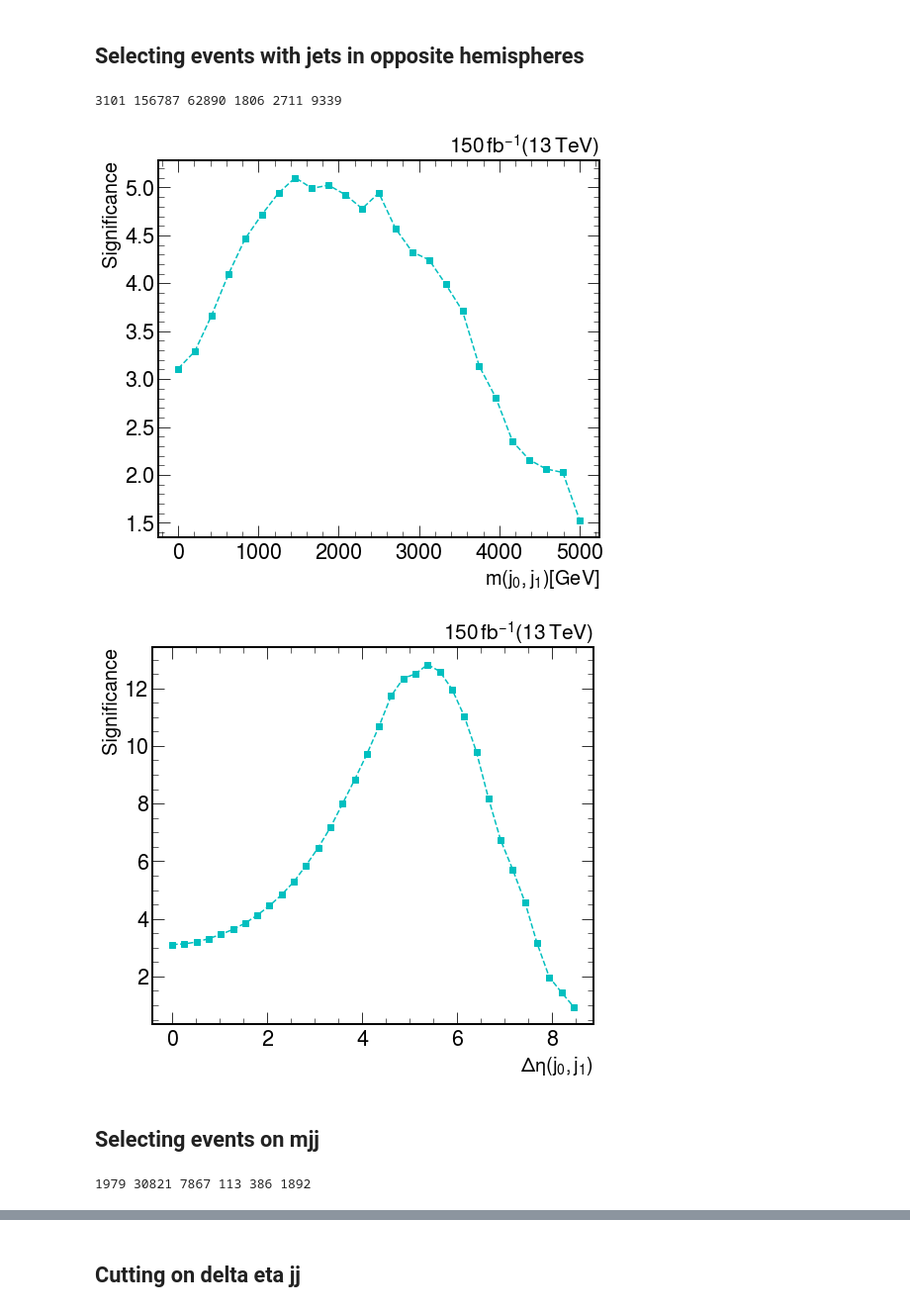
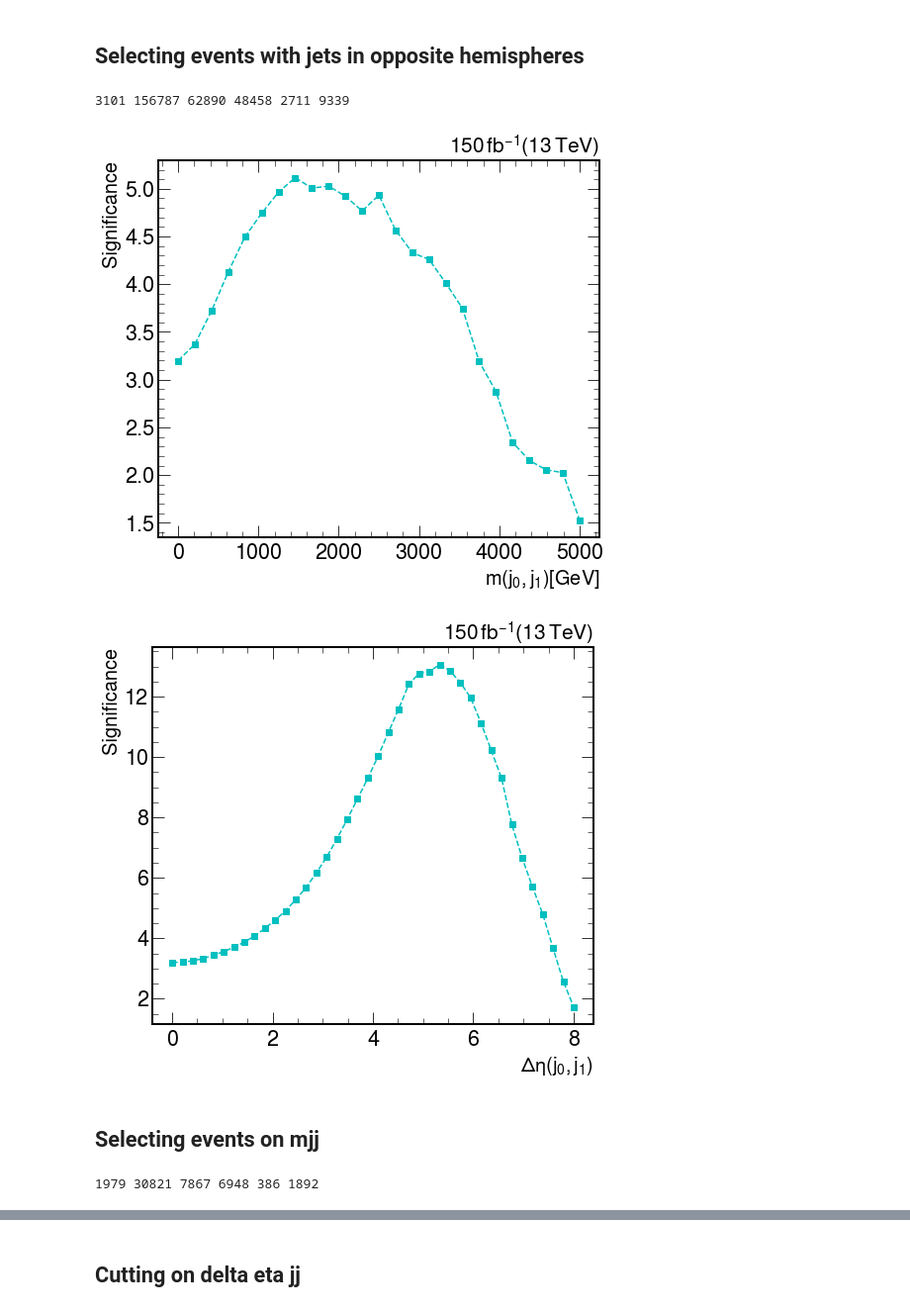
Before and after one commit to jotadram6/PhenoWay, a Jupyter notebook: MuonSignificance.ipynb, the cells around one changed output, grey strips where cells are left out. Shown at 99% size. Cells and saved outputs as stored; diff of their text form; code cells hidden in the pictures.

```diff
--- a/MuonSignificance.ipynb
+++ b/MuonSignificance.ipynb
@@ -6,7 +6,7 @@ from AnasWorld import *
 Z1_M1000_df = pd.read_csv("../Wprime_VBF_gWWpZ1.csv")
 Bkg_W_df = pd.read_csv("../Wbkg_15032022.csv")
 Bkg_ttbar_df = pd.read_csv("../TTbarbkg_15032022.csv")
-Bkg_WW_df = pd.read_csv("../WWbkg_22032022.csv")
+Bkg_WW_df = pd.read_csv("../WWbkg_28032022.csv")
 Bkg_WZ1_df = pd.read_csv("../WZ1_15032022.csv")
 Bkg_WZ2_df = pd.read_csv("../WZ2_15032022.csv")
 # %%
@@ -49,9 +49,9 @@ print(S_0,W_0,TTbar_0,WW_0,WZ1_0,WZ2_0)
 S_xs = 0.1
 W_xs = 6.406
 TTbar_xs = 1.675
-WW_xs = 42.84
-WZ1_xs = 0.04195
-WZ2_xs = 0.001198
+WW_xs = 0.05653
+WZ1_xs = 0.001198
+WZ2_xs = 0.04195
 
 #Lumi
 lumi=150000
@@ -116,17 +116,17 @@ WZ2_1=WZ2_df_mu.shape[0]
 
 print(S_1,W_1,TTbar_1,WW_1,WZ1_1,WZ2_1)
 # %% [output]
-3101 156787 62890 1806 2711 9339
+3101 156787 62890 48458 2711 9339
 # %%
 plot_significances(m_jj_S, [m_jj_W, m_jj_ttbar, m_jj_WW, m_jj_WZ1, m_jj_WZ2],
 series_gt, W_S, [W_W, W_TTbar, W_WW, W_WZ1, W_WZ2], [0, 5000, 25], r"m(j_{0}, j_{1}) [GeV]")
 # %% [output]
-[figure, old version]
+[figure, new version]
 # %%
 plot_significances(Delta_eta_S, [Delta_eta_W, Delta_eta_ttbar, Delta_eta_WW, Delta_eta_WZ1, Delta_eta_WZ2],
-series_gt, W_S, [W_W, W_TTbar, W_WW, W_WZ1, W_WZ2], [0, 10, 40], r"\Delta \eta(j_{0}, j_{1})")
+series_gt, W_S, [W_W, W_TTbar, W_WW, W_WZ1, W_WZ2], [0, 8, 40], r"\Delta \eta(j_{0}, j_{1})")
 # %% [output]
-[figure, old version]
+[figure, new version]
 # %% [markdown]
 ## Selecting events on mjj
 # %%
@@ -159,6 +159,6 @@ WZ2_2=WZ2_df_mu.shape[0]
 
 print(S_2,W_2,TTbar_2,WW_2,WZ1_2,WZ2_2)
 # %% [output]
-1979 30821 7867 113 386 1892
+1979 30821 7867 6948 386 1892
 # %%
 plot_significances(Delta_eta_S, [Delta_eta_W, Delta_eta_ttbar, Delta_eta_WW, Delta_eta_WZ1, Delta_eta_WZ2],
```
Also changed, not shown: parts of 21 cells of this notebook, 4 other files.
